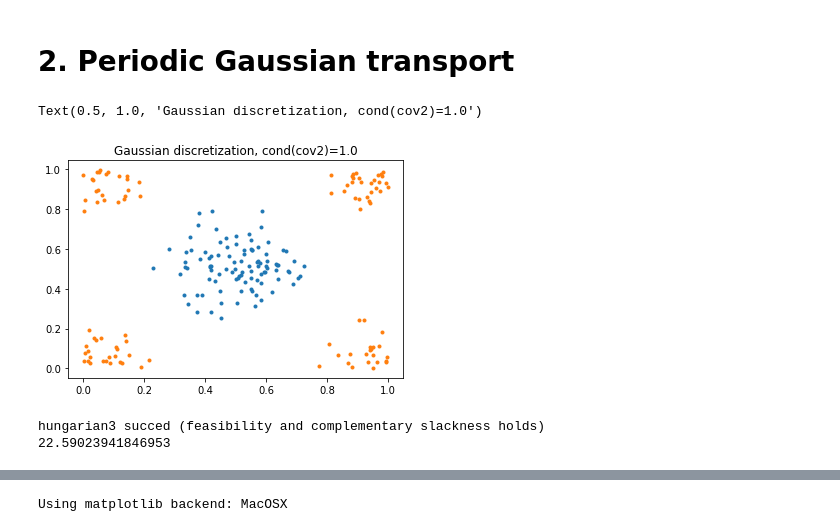
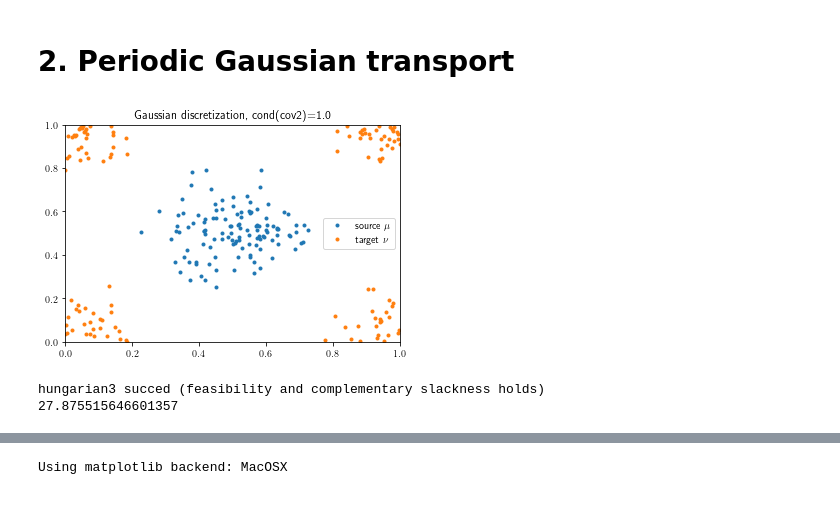
Before and after one commit to Benoit-Muller/Computational-Optimal-Transport, a Jupyter notebook: hungarian_analysis.ipynb, the cells around one changed output, grey strips where cells are left out. Saved outputs shown, nothing was run; the diff lists cells and outputs as text; code cells hidden in the pictures; blank space fills up the shorter version.

```diff
--- a/hungarian_analysis.ipynb
+++ b/hungarian_analysis.ipynb
@@ -195,28 +217,31 @@ polynom[0]
 # %%
 %matplotlib inline
 rng = np.random.default_rng(1234)
 d = 2
-n=100
+n=120
 sigma = 0.01
 mean1 , cov1 = 0.5 * np.ones((2)) , sigma * np.eye(2)
 mean2 , cov2 = 1 * np.ones((2)) , sigma * np.eye(2)
 
 transport, W_true = gaussian_transport(mean1, cov1, mean2, cov2)
 mu, nu, C = periodic_gaussian_discreatization(mean1, cov1, mean2, cov2, n, rng)
 
 plt.plot(mu[:,0],mu[:,1],'.')
 plt.title("Gaussian discretization, cond(cov1)="+str(np.linalg.cond(cov1)))
 plt.plot(nu[:,0],nu[:,1],'.')
+plt.xlim((0,1))
+plt.ylim((0,1))
 plt.title("Gaussian discretization, cond(cov2)="+str(np.linalg.cond(cov2)))
+plt.legend(["source $\mu$","target $\\nu$"])
+plt.savefig("graphics/hungarian_periodicgaussiandiscretization.pdf")
 # %% [output]
-Text(0.5, 1.0, 'Gaussian discretization, cond(cov2)=1.0')
-[figure, old version]
+[figure, new version]
 # %%
 row,x,phi,U,V, W_hungarian = hungarian3(C,tol=1e-5)
 print(W_hungarian)
 # %% [output]
 hungarian3 succed (feasibility and complementary slackness holds)
-22.59023941846953
+27.875515646601357
 # %%
 %matplotlib inline
 phi = phi.astype(np.int16)
```
Also changed, not shown: parts of 12 cells of this notebook, 14 other files.
